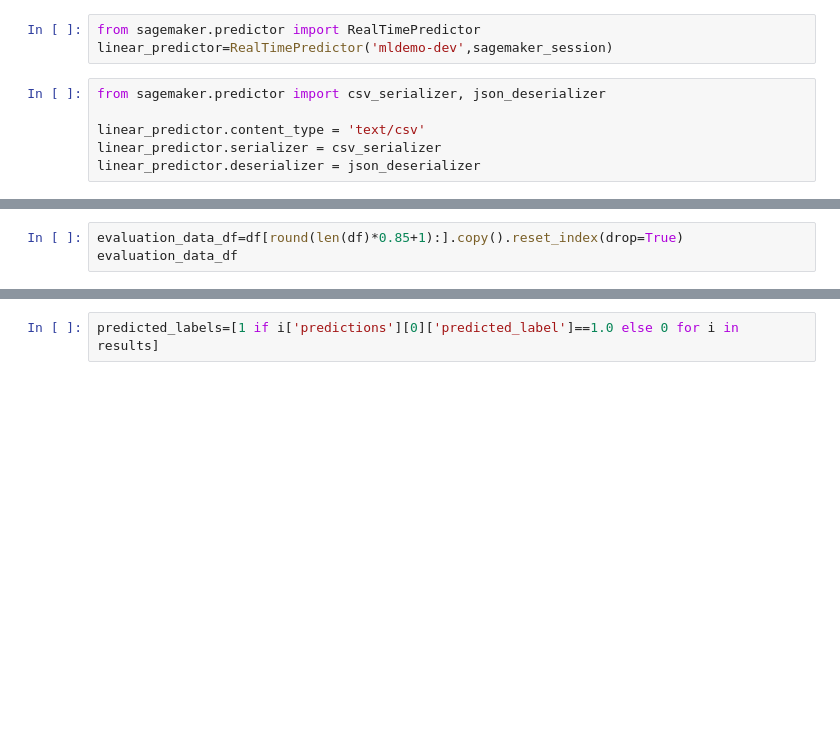
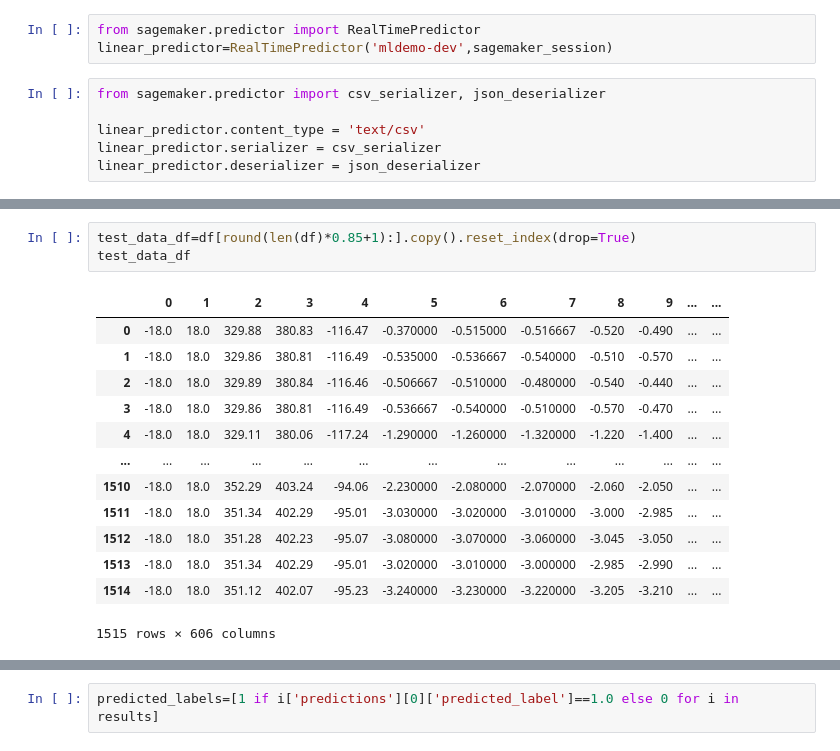
Before and after one commit to yoyu777/ml-demo, a Jupyter notebook: notebooks/linear_learner.ipynb, the cells around one changed output, grey strips where cells are left out. Cells and saved outputs as stored; diff of their text form; blank space fills up the shorter version.

```diff
--- a/notebooks/linear_learner.ipynb
+++ b/notebooks/linear_learner.ipynb
@@ -44,4 +62,18 @@ df
 # %%
-evaluation_data_df=df[round(len(df)*0.85+1):].copy().reset_index(drop=True)
-evaluation_data_df
+test_data_df=df[round(len(df)*0.85+1):].copy().reset_index(drop=True)
+test_data_df
+# %% [output]
+|  | 0 | 1 | 2 | 3 | 4 | 5 | 6 | 7 | 8 | 9 | ... | ... |
+| 0 | -18.0 | 18.0 | 329.88 | 380.83 | -116.47 | -0.370000 | -0.515000 | -0.516667 | -0.520 | -0.490 | ... | ... |
+| 1 | -18.0 | 18.0 | 329.86 | 380.81 | -116.49 | -0.535000 | -0.536667 | -0.540000 | -0.510 | -0.570 | ... | ... |
+| 2 | -18.0 | 18.0 | 329.89 | 380.84 | -116.46 | -0.506667 | -0.510000 | -0.480000 | -0.540 | -0.440 | ... | ... |
+| 3 | -18.0 | 18.0 | 329.86 | 380.81 | -116.49 | -0.536667 | -0.540000 | -0.510000 | -0.570 | -0.470 | ... | ... |
+| 4 | -18.0 | 18.0 | 329.11 | 380.06 | -117.24 | -1.290000 | -1.260000 | -1.320000 | -1.220 | -1.400 | ... | ... |
+| ... | ... | ... | ... | ... | ... | ... | ... | ... | ... | ... | ... | ... |
+| 1510 | -18.0 | 18.0 | 352.29 | 403.24 | -94.06 | -2.230000 | -2.080000 | -2.070000 | -2.060 | -2.050 | ... | ... |
+| 1511 | -18.0 | 18.0 | 351.34 | 402.29 | -95.01 | -3.030000 | -3.020000 | -3.010000 | -3.000 | -2.985 | ... | ... |
+| 1512 | -18.0 | 18.0 | 351.28 | 402.23 | -95.07 | -3.080000 | -3.070000 | -3.060000 | -3.045 | -3.050 | ... | ... |
+| 1513 | -18.0 | 18.0 | 351.34 | 402.29 | -95.01 | -3.020000 | -3.010000 | -3.000000 | -2.985 | -2.990 | ... | ... |
+| 1514 | -18.0 | 18.0 | 351.12 | 402.07 | -95.23 | -3.240000 | -3.230000 | -3.220000 | -3.205 | -3.210 | ... | ... |
+1515 rows × 606 columns
 # %%
```
Also changed, not shown: parts of 10 cells of this notebook.
